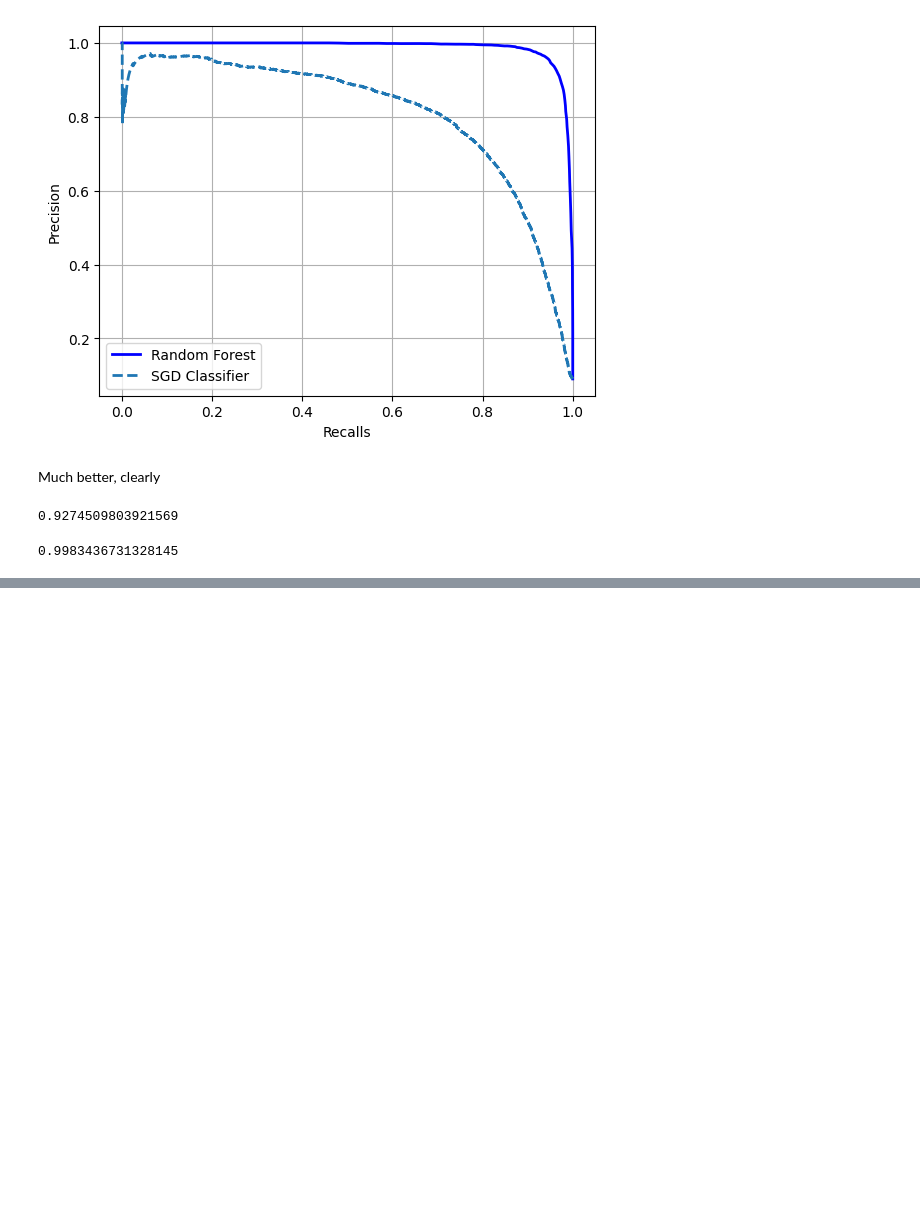
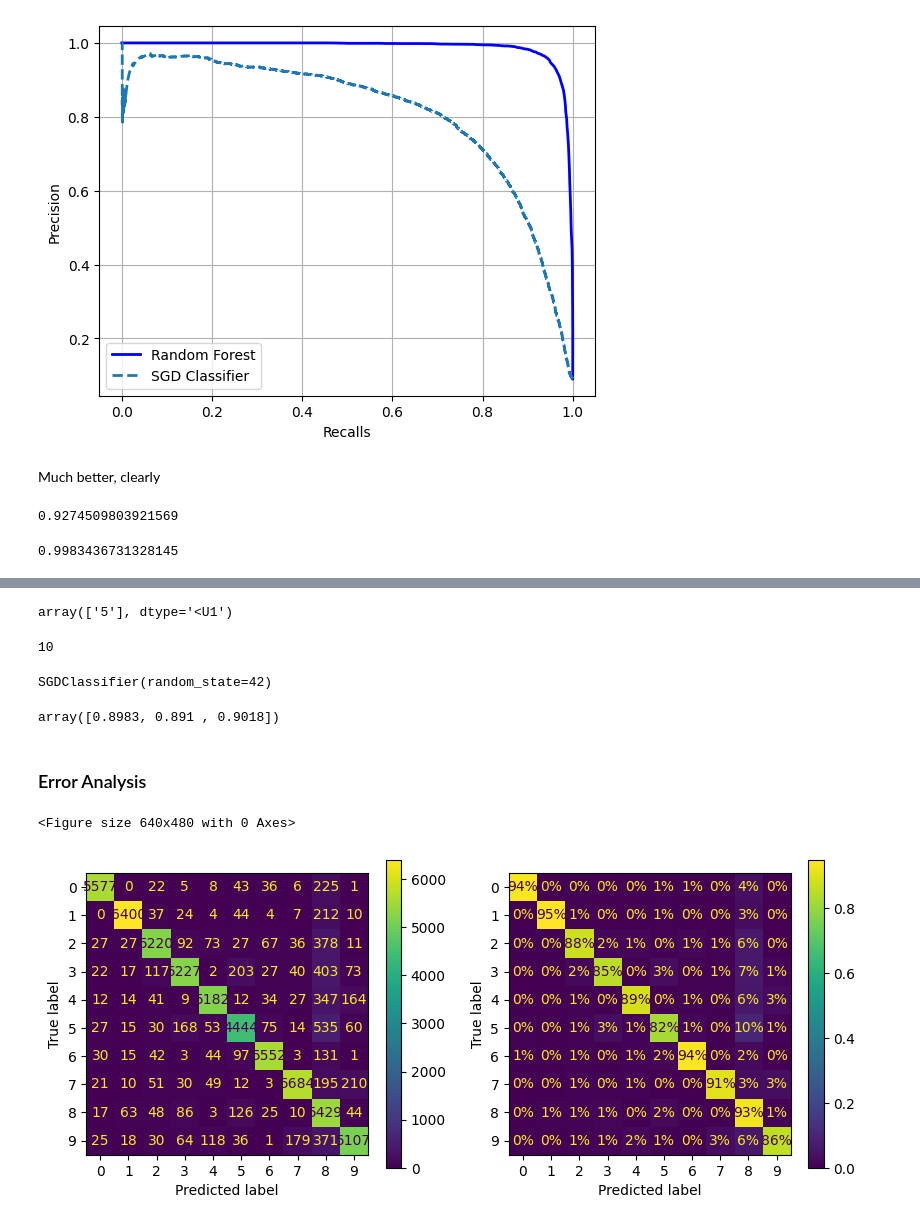
Before and after one commit to taif-ghazali/ML-models, a Jupyter notebook: Classic_MNIST.ipynb, the cells around one changed output, grey strips where cells are left out. Drawn from its saved outputs; the diff is of its cells as text; code cells hidden in the pictures; blank space fills up the shorter version.

Commit message:
Tweaked and finalised our Classification Model... Introduced Error Handling

```diff
--- a/Classic_MNIST.ipynb
+++ b/Classic_MNIST.ipynb
@@ -75,8 +75,8 @@ array([[  0,   0,   0,   0,   0,   0,   0,   0,   0,   0,   0,   0,   0,
 # %%
 import numpy as np
 
-x, y = np.meshgrid(np.arange(28), np.arange(28))
-27  -y.flatten()
+xx, yy = np.meshgrid(np.arange(28), np.arange(28))
+27 -yy.flatten()
 # %% [output]
 array([27, 27, 27, 27, 27, 27, 27, 27, 27, 27, 27, 27, 27, 27, 27, 27, 27,
        27, 27, 27, 27, 27, 27, 27, 27, 27, 27, 27, 26, 26, 26, 26, 26, 26,
@@ -354,0 +412,32 @@ roc_auc_score(y_train_5, y_scores_forest)
+# %%
+ovr_clf.predict([some_digit])
+# %% [output]
+array(['5'], dtype='<U1')
+# %%
+len(ovr_clf.estimators_)
+# %% [output]
+10
+# %%
+sgd_clf
+# %% [output]
+SGDClassifier(random_state=42)
+# %%
+from sklearn.preprocessing import StandardScaler
+
+scaler = StandardScaler()
+X_train_scaled= scaler.fit_transform(X_train.astype("float64"))
+cross_val_score(sgd_clf,X_train_scaled, y_train, cv=3, scoring= "accuracy")
+# %% [output]
+array([0.8983, 0.891 , 0.9018])
+# %% [markdown]
+### Error Analysis
+# %%
+plt.clf()
+fig, axes= plt.subplots(1,2, figsize = (10,4))
+
+ConfusionMatrixDisplay.from_predictions(y_train, y_train_pred, ax= axes[0])
+ConfusionMatrixDisplay.from_predictions(y_train, y_train_pred, normalize= "true", values_format=".0%", ax= axes[1])
+plt.show()
+# %% [output]
+<Figure size 640x480 with 0 Axes>
+[figure, added]
```
Also changed, not shown: parts of 33 cells of this notebook.
